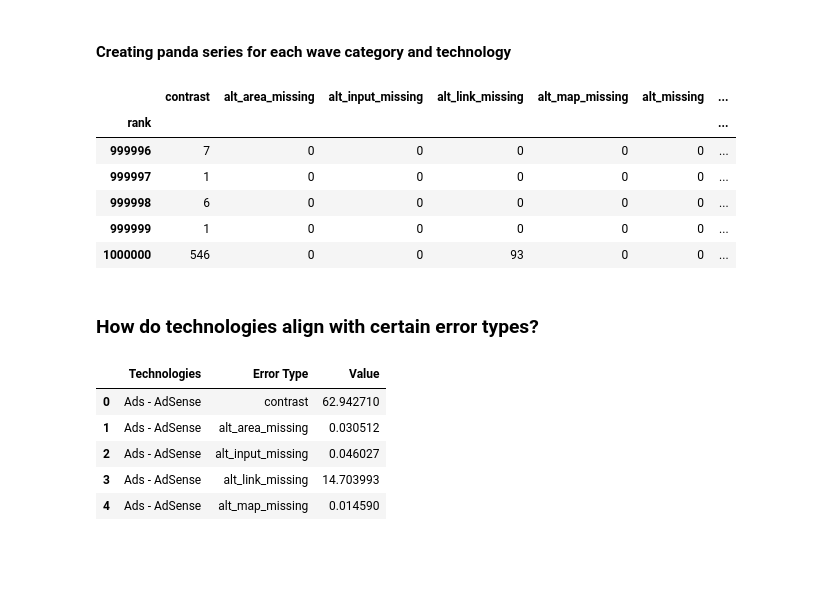
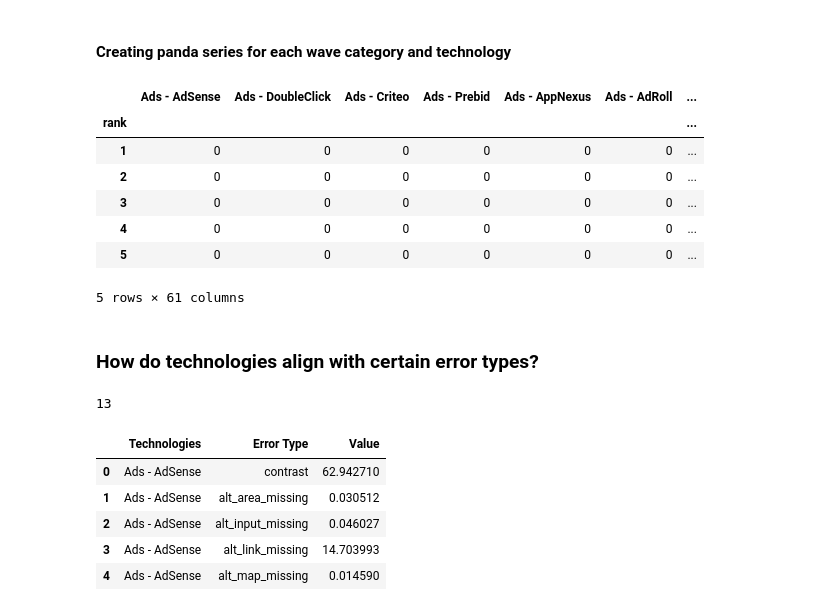
Before and after one commit to McKlayne/WebAIM-Million, a Jupyter notebook: McKlayne.ipynb, the cells around one changed output. Drawn from its saved outputs; the diff is of its cells as text; code cells hidden in the pictures; blank space fills up the shorter version.

```diff
--- a/McKlayne.ipynb
+++ b/McKlayne.ipynb
@@ -110,26 +98,31 @@ technologies = million.loc[:,'Ads - AdSense':]
 # %%
 #million_metrics.head()
 #wcag_fail.head()
 #wave_contrast.head()
-wave_errors.tail()
+#wave_errors.tail()
 #wave_alerts.head()
 #wave_features.head()
 #wave_totalaria.head()
 #wave_html5_aria.head()
 #wave_structural.head()
-#technologies.head()
+technologies.head()
 # %% [output]
-|  | contrast | alt_area_missing | alt_input_missing | alt_link_missing | alt_map_missing | alt_missing | ... |
+|  | Ads - AdSense | Ads - DoubleClick | Ads - Criteo | Ads - Prebid | Ads - AppNexus | Ads - AdRoll | ... |
 | rank |  |  |  |  |  |  | ... |
-| 999996 | 7 | 0 | 0 | 0 | 0 | 0 | ... |
-| 999997 | 1 | 0 | 0 | 0 | 0 | 0 | ... |
-| 999998 | 6 | 0 | 0 | 0 | 0 | 0 | ... |
-| 999999 | 1 | 0 | 0 | 0 | 0 | 0 | ... |
-| 1000000 | 546 | 0 | 0 | 93 | 0 | 0 | ... |
+| 1 | 0 | 0 | 0 | 0 | 0 | 0 | ... |
+| 2 | 0 | 0 | 0 | 0 | 0 | 0 | ... |
+| 3 | 0 | 0 | 0 | 0 | 0 | 0 | ... |
+| 4 | 0 | 0 | 0 | 0 | 0 | 0 | ... |
+| 5 | 0 | 0 | 0 | 0 | 0 | 0 | ... |
+5 rows × 61 columns
 # %%
 pd.set_option('mode.chained_assignment', None)
 # %% [markdown]
 ### How do technologies align with certain error types?
+# %%
+len(wave_features.columns)
+# %% [output]
+13
 # %%
 technologies_by_errors = {}
 errors_tech = pd.merge(wave_errors,technologies, how='right',left_index = True, right_index = True)
```
Also changed, not shown: parts of 4 cells of this notebook, 10 other files.
